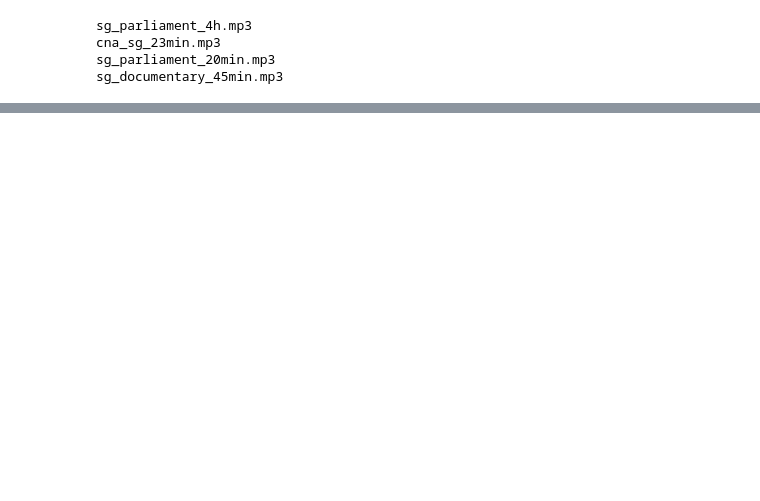
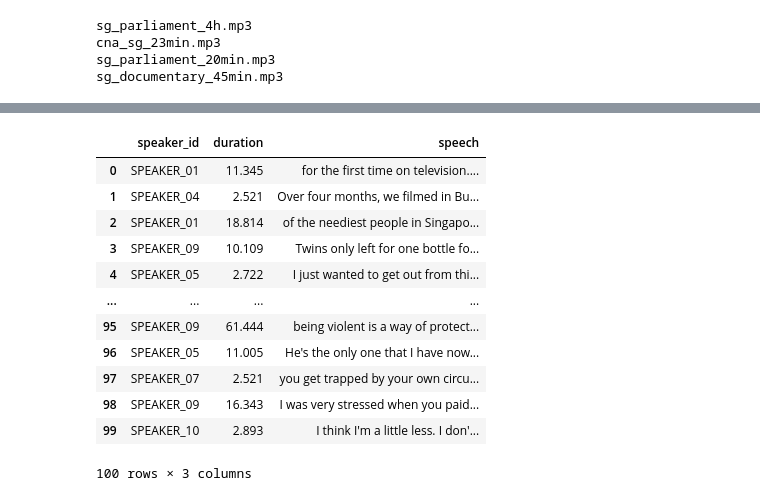
Before and after one commit to youthfulsquirrel/Convo2Calendar, a Jupyter notebook: scripts/whisperx.ipynb, the cells around one changed output, grey strips where cells are left out. Drawn from its saved outputs; the diff is of its cells as text; code cells hidden in the pictures; blank space fills up the shorter version.

Commit message:
store timestamped transcript as df to print speaker analytics

```diff
--- a/scripts/whisperx.ipynb
+++ b/scripts/whisperx.ipynb
@@ -26,7 +26,7 @@ with open(r'../keys/hugging_face.txt', 'r') as fp:
 
 language = 'en'
 device = "cuda"
-audio_file = "../sample_audio/sg_parliament_20min.mp3"
+audio_file = "../sample_audio/cna_sg_23min.mp3"
 batch_size = 16 # reduce if low on GPU mem
 compute_type = "float16" # change to "int8" if low on GPU mem (may reduce accuracy)
 
@@ -58,7 +58,7 @@ def whisperx_transcribe(audio_file):
     diarize_model = whisperx.DiarizationPipeline(use_auth_token=HF_TOKEN, device=device)
 
     # add min/max number of speakers if known
-    diarize_segments = diarize_model(audio)
+    diarize_segments = diarize_model(audio, min_speakers = 5, max_speakers = 11)
     # diarize_model(audio, min_speakers=min_speakers, max_speakers=max_speakers)
 
     result = whisperx.assign_word_speakers(diarize_segments, result)
@@ -87,4 +68,5 @@ Model was trained with torch 1.10.0+cu102, yours is 2.0.0. Bad things might happ
 # %%
+result = whisperx_transcribe(audio_file)
 for segment in result['segments']:
     for word in segment['words']:
         print(word)
@@ -145,0 +128,53 @@ file.close()
+# %%
+speaker_ids = []
+start_time = []
+speeches = []
+
+prev_speaker = None
+for segment in result['segments']:
+    for word in segment['words']:
+        if 'speaker' in word and word['speaker'] != prev_speaker:
+            speaker_ids.append(word['speaker'])
+            start_time.append(word['start'])
+            speeches.append(word['word'] + " ")
+            prev_speaker = word['speaker']
+        else:
+            # If the word does not indicate a speaker change, append to the previous speaker's speech
+            speeches[-1] += word['word'] + " "
+            if 'end' in word:
+                end_of_speech = word['end']
+end_time = start_time[1:] + [end_of_speech]
+# %%
+duration = []
+
+# Iterate over the indices of start_time and end_time
+for i in range(len(start_time)):
+    # Calculate the duration and append it to the duration list
+    duration.append(float(end_time[i]) - float(start_time[i]))
+# %%
+import pandas as pd
+data = {
+    'speaker_id': speaker_ids,
+    'duration': duration,
+    'speech': speeches
+}
+
+# Create a DataFrame from the dictionary
+df = pd.DataFrame(data)
+
+# Display the DataFrame
+display(df)
+# %% [output]
+|  | speaker_id | duration | speech |
+| 0 | SPEAKER_01 | 11.345 | for the first time on television.... |
+| 1 | SPEAKER_04 | 2.521 | Over four months, we filmed in Bu... |
+| 2 | SPEAKER_01 | 18.814 | of the neediest people in Singapo... |
+| 3 | SPEAKER_09 | 10.109 | Twins only left for one bottle fo... |
+| 4 | SPEAKER_05 | 2.722 | I just wanted to get out from thi... |
+| ... | ... | ... | ... |
+| 95 | SPEAKER_09 | 61.444 | being violent is a way of protect... |
+| 96 | SPEAKER_05 | 11.005 | He's the only one that I have now... |
+| 97 | SPEAKER_07 | 2.521 | you get trapped by your own circu... |
+| 98 | SPEAKER_09 | 16.343 | I was very stressed when you paid... |
+| 99 | SPEAKER_10 | 2.893 | I think I'm a little less. I don'... |
+100 rows × 3 columns
```
Also changed, not shown: parts of 7 cells of this notebook.
